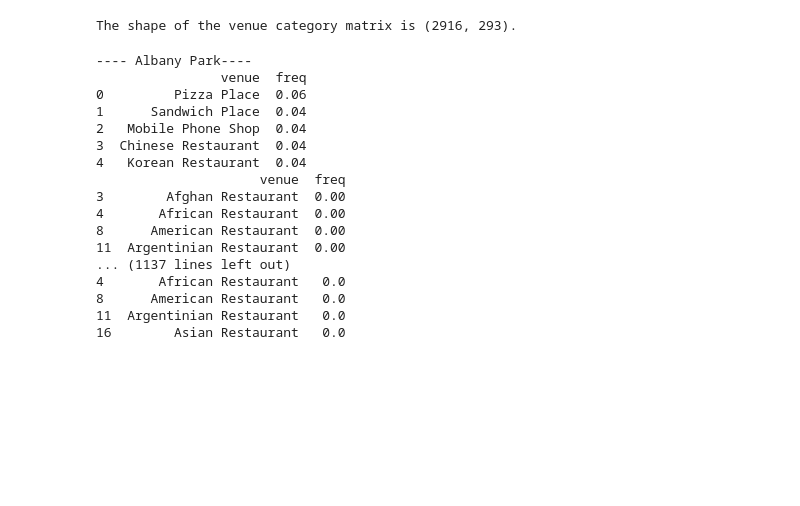
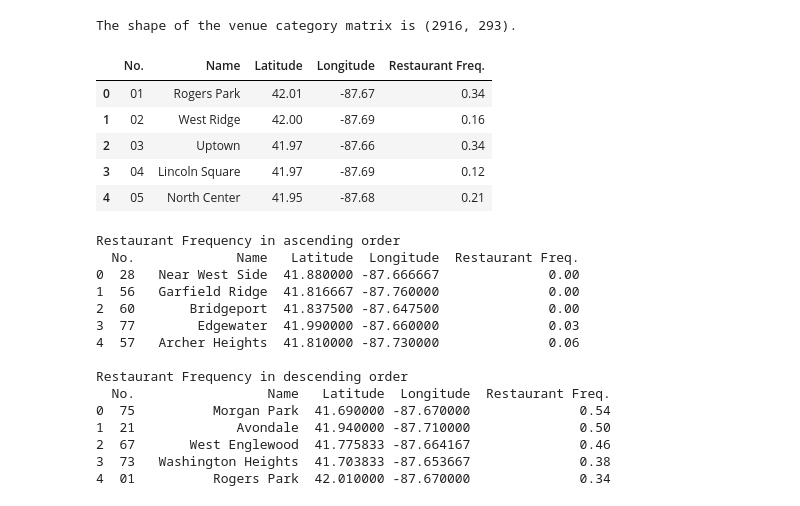
Before and after one commit to BriAnWuu/Coursera_Capstone, a Jupyter notebook: The Battle of Neighborhoods/Description.ipynb, the cells around one changed output. Saved outputs shown, nothing was run; the diff lists cells and outputs as text; code cells hidden in the pictures; blank space fills up the shorter version.

```diff
--- a/The Battle of Neighborhoods/Description.ipynb
+++ b/The Battle of Neighborhoods/Description.ipynb
@@ -205,37 +205,57 @@ print('The shape of the venue category matrix is {}.'.format(chicago_onehot.shap
 # %% [output]
 The shape of the venue category matrix is (2916, 293).
 # %%
+# also group all restaurants as one group
 chicago_grouped = chicago_onehot.groupby('Neighbourhood').mean().reset_index()
 
 num_top_venues = 5
 
+restaurant_freq = []
+
 for hood in chicago_grouped['Neighbourhood']:
-    print("----"+hood+"----")
+    #print("----"+hood+"----")
     temp = chicago_grouped[chicago_grouped['Neighbourhood'] == hood].T.reset_index()
     temp.columns = ['venue','freq']
     temp = temp.iloc[1:]
     temp['freq'] = temp['freq'].astype(float)
     temp = temp.round({'freq': 2})
-    print(temp.sort_values('freq', ascending=False).reset_index(drop=True).head(num_top_venues))
+    #print(temp.sort_values('freq', ascending=False).reset_index(drop=True).head(num_top_venues))
 
     group_restaurants = temp[temp['venue'].str.contains('Restaurant')]
-    print(group_restaurants.head())
-    print('\n')
+    restaurant_freq.append(round(group_restaurants['freq'].sum(), 2))
+    #print('Frequency of restaurants ', restaurant_freq[-1])
+
+    #print(group_restaurants.head())
+    #print('\n')
+
+community_df['Restaurant Freq.'] = restaurant_freq
+community_df.head()
+#restaurant_freq
 # %% [output]
----- Albany Park----
-                venue  freq
-0         Pizza Place  0.06
-1      Sandwich Place  0.04
-2   Mobile Phone Shop  0.04
-3  Chinese Restaurant  0.04
-4   Korean Restaurant  0.04
-                     venue  freq
-3        Afghan Restaurant  0.00
-4       African Restaurant  0.00
-8      American Restaurant  0.00
-11  Argentinian Restaurant  0.00
-... (1137 lines left out)
-4       African Restaurant   0.0
-8      American Restaurant   0.0
-11  Argentinian Restaurant   0.0
-16        Asian Restaurant   0.0
+|  | No. | Name | Latitude | Longitude | Restaurant Freq. |
+| 0 | 01 | Rogers Park | 42.01 | -87.67 | 0.34 |
+| 1 | 02 | West Ridge | 42.00 | -87.69 | 0.16 |
+| 2 | 03 | Uptown | 41.97 | -87.66 | 0.34 |
+| 3 | 04 | Lincoln Square | 41.97 | -87.69 | 0.12 |
+| 4 | 05 | North Center | 41.95 | -87.68 | 0.21 |
+# %%
+print('Restaurant Frequency in ascending order')
+print(community_df.sort_values('Restaurant Freq.', ascending = True).reset_index(drop = True).head())
+print('\nRestaurant Frequency in descending order')
+print(community_df.sort_values('Restaurant Freq.', ascending = False).reset_index(drop = True).head())
+# %% [output]
+Restaurant Frequency in ascending order
+  No.             Name   Latitude  Longitude  Restaurant Freq.
+0  28   Near West Side  41.880000 -87.666667              0.00
+1  56   Garfield Ridge  41.816667 -87.760000              0.00
+2  60       Bridgeport  41.837500 -87.647500              0.00
+3  77        Edgewater  41.990000 -87.660000              0.03
+4  57   Archer Heights  41.810000 -87.730000              0.06
+
+Restaurant Frequency in descending order
+  No.                 Name   Latitude  Longitude  Restaurant Freq.
+0  75          Morgan Park  41.690000 -87.670000              0.54
+1  21             Avondale  41.940000 -87.710000              0.50
+2  67       West Englewood  41.775833 -87.664167              0.46
+3  73   Washington Heights  41.703833 -87.653667              0.38
+4  01          Rogers Park  42.010000 -87.670000              0.34
```
Also changed, not shown: parts of 1 cell of this notebook.
